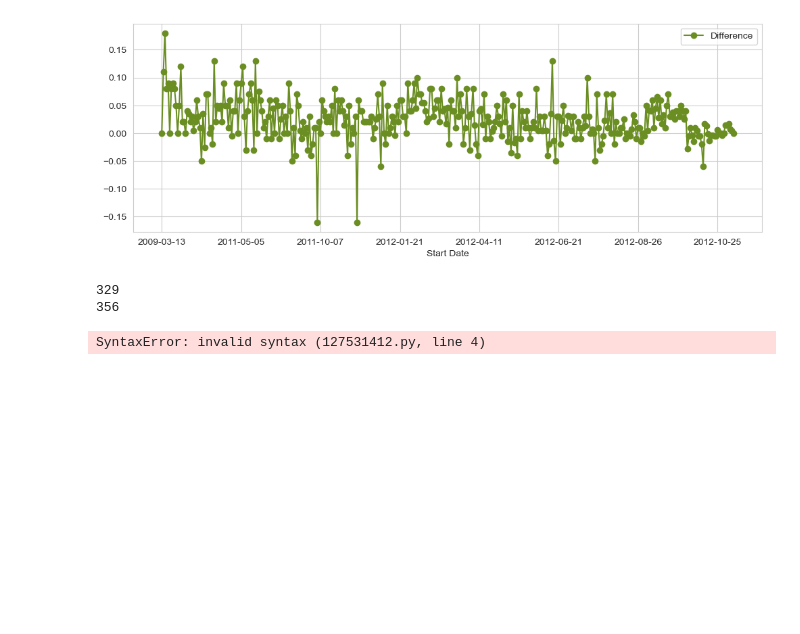
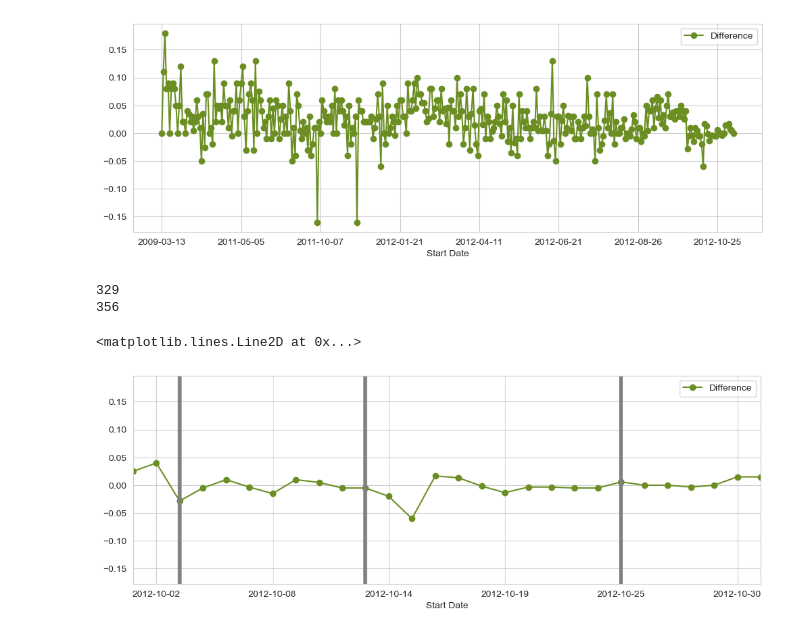
Before and after one commit to MohammedUsman-hub/Election-Analysis, a Jupyter notebook: ElectionAnalysis.ipynb, the cells around one changed output. Saved outputs shown, nothing was run; the diff lists cells and outputs as text; code cells hidden in the pictures; blank space fills up the shorter version.

```diff
--- a/ElectionAnalysis.ipynb
+++ b/ElectionAnalysis.ipynb
@@ -198,13 +198,14 @@ print (max(xlimit)) #printing the maximum value of the date in the empty list of
 # %%
 poll.plot('Start Date', 'Difference', marker='o', linestyle='-', color='olivedrab', figsize=(12,4), xlim=(329, 356))
 
 # Oct 3rd
-plt.axvline = (x= 329 + 2, linewidth = 4, color = 'grey')
+plt.axvline(x= 329 + 2, linewidth = 4, color = 'grey')
 
 # Oct 11th
-plt.axvline = (x= 329 + 2, linewidth = 4, color = 'grey')
+plt.axvline(x= 329 + 10, linewidth = 4, color = 'grey')
 
 # Oct 22nd
-plt.axvline = (x= 329 + 2, linewidth = 4, color = 'grey')
+plt.axvline(x= 329 + 21, linewidth = 4, color = 'grey')
 # %% [output]
-SyntaxError: invalid syntax (127531412.py, line 4)
+<matplotlib.lines.Line2D at 0x...>
+[figure, added]
```
Also changed, not shown: parts of 8 cells of this notebook.
